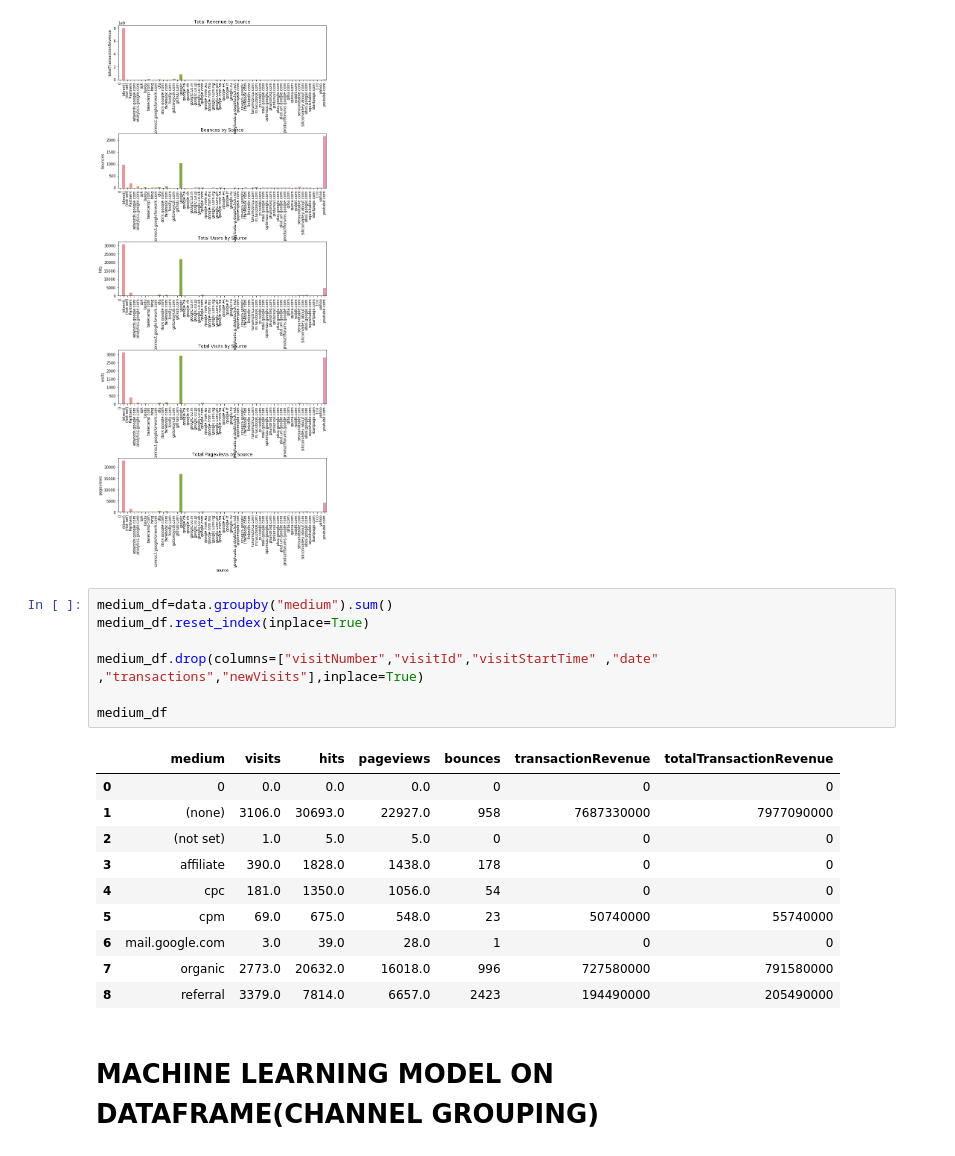
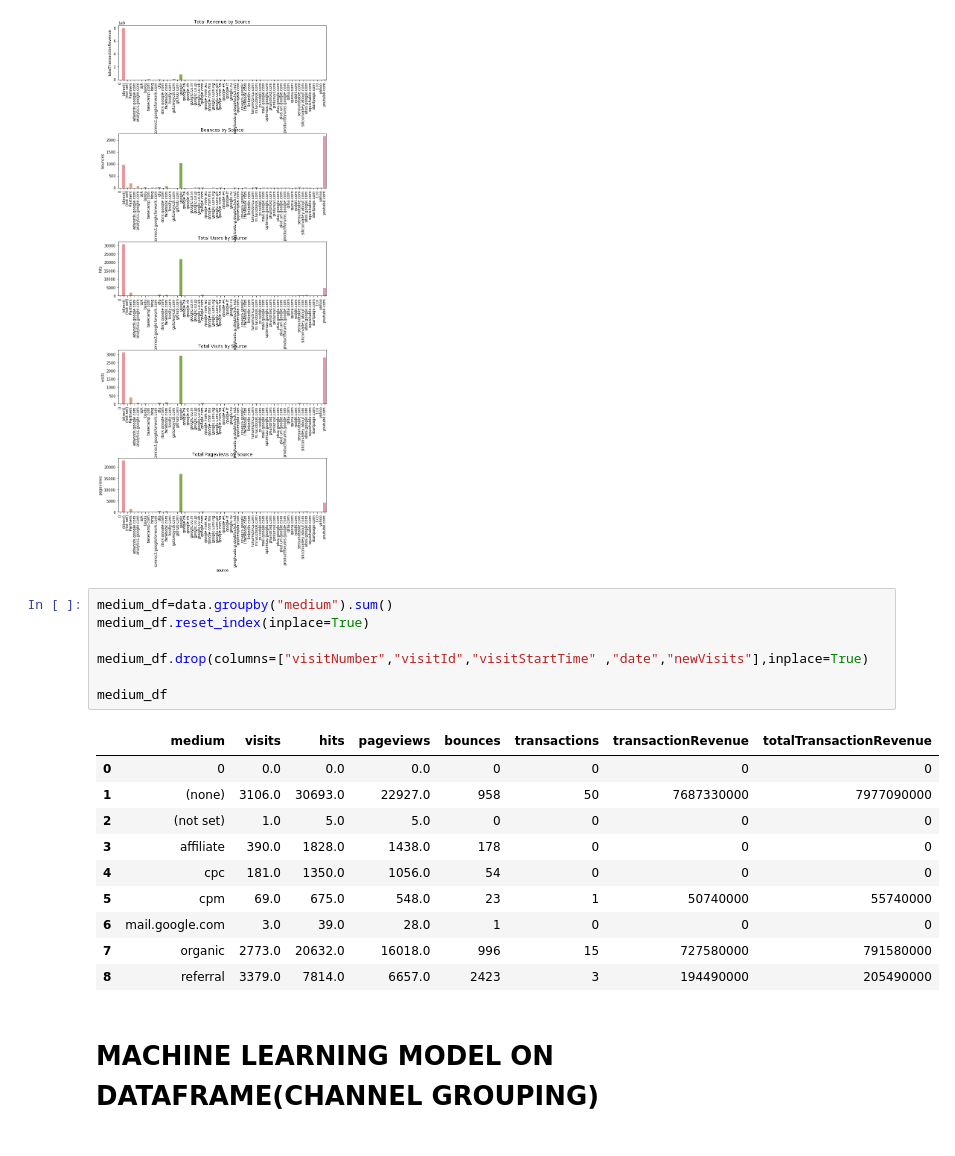
Before and after one commit to RashiSinghvi/Multichannel_Marketing_Attributes, a Jupyter notebook: MCA_ROI.ipynb, the cells around one changed output. Saved outputs shown, nothing was run; the diff lists cells and outputs as text.

```diff
--- a/MCA_ROI.ipynb
+++ b/MCA_ROI.ipynb
@@ -272,21 +277,21 @@ Text(0.5, 1.0, 'Total Pageviews by Source')
 # %%
 medium_df=data.groupby("medium").sum()
 medium_df.reset_index(inplace=True)
 
-medium_df.drop(columns=["visitNumber","visitId","visitStartTime" ,"date" ,"transactions","newVisits"],inplace=True)
+medium_df.drop(columns=["visitNumber","visitId","visitStartTime" ,"date","newVisits"],inplace=True)
 
 medium_df
 # %% [output]
-|  | medium | visits | hits | pageviews | bounces | transactionRevenue | totalTransactionRevenue |
-| 0 | 0 | 0.0 | 0.0 | 0.0 | 0 | 0 | 0 |
-| 1 | (none) | 3106.0 | 30693.0 | 22927.0 | 958 | 7687330000 | 7977090000 |
-| 2 | (not set) | 1.0 | 5.0 | 5.0 | 0 | 0 | 0 |
-| 3 | affiliate | 390.0 | 1828.0 | 1438.0 | 178 | 0 | 0 |
-| 4 | cpc | 181.0 | 1350.0 | 1056.0 | 54 | 0 | 0 |
-| 5 | cpm | 69.0 | 675.0 | 548.0 | 23 | 50740000 | 55740000 |
-| 6 | mail.google.com | 3.0 | 39.0 | 28.0 | 1 | 0 | 0 |
-| 7 | organic | 2773.0 | 20632.0 | 16018.0 | 996 | 727580000 | 791580000 |
-| 8 | referral | 3379.0 | 7814.0 | 6657.0 | 2423 | 194490000 | 205490000 |
+|  | medium | visits | hits | pageviews | bounces | transactions | transactionRevenue | totalTransactionRevenue |
+| 0 | 0 | 0.0 | 0.0 | 0.0 | 0 | 0 | 0 | 0 |
+| 1 | (none) | 3106.0 | 30693.0 | 22927.0 | 958 | 50 | 7687330000 | 7977090000 |
+| 2 | (not set) | 1.0 | 5.0 | 5.0 | 0 | 0 | 0 | 0 |
+| 3 | affiliate | 390.0 | 1828.0 | 1438.0 | 178 | 0 | 0 | 0 |
+| 4 | cpc | 181.0 | 1350.0 | 1056.0 | 54 | 0 | 0 | 0 |
+| 5 | cpm | 69.0 | 675.0 | 548.0 | 23 | 1 | 50740000 | 55740000 |
+| 6 | mail.google.com | 3.0 | 39.0 | 28.0 | 1 | 0 | 0 | 0 |
+| 7 | organic | 2773.0 | 20632.0 | 16018.0 | 996 | 15 | 727580000 | 791580000 |
+| 8 | referral | 3379.0 | 7814.0 | 6657.0 | 2423 | 3 | 194490000 | 205490000 |
 # %% [markdown]
 # MACHINE LEARNING MODEL ON DATAFRAME(CHANNEL GROUPING)
 # %%
```
Also changed, not shown: parts of 37 cells of this notebook.
